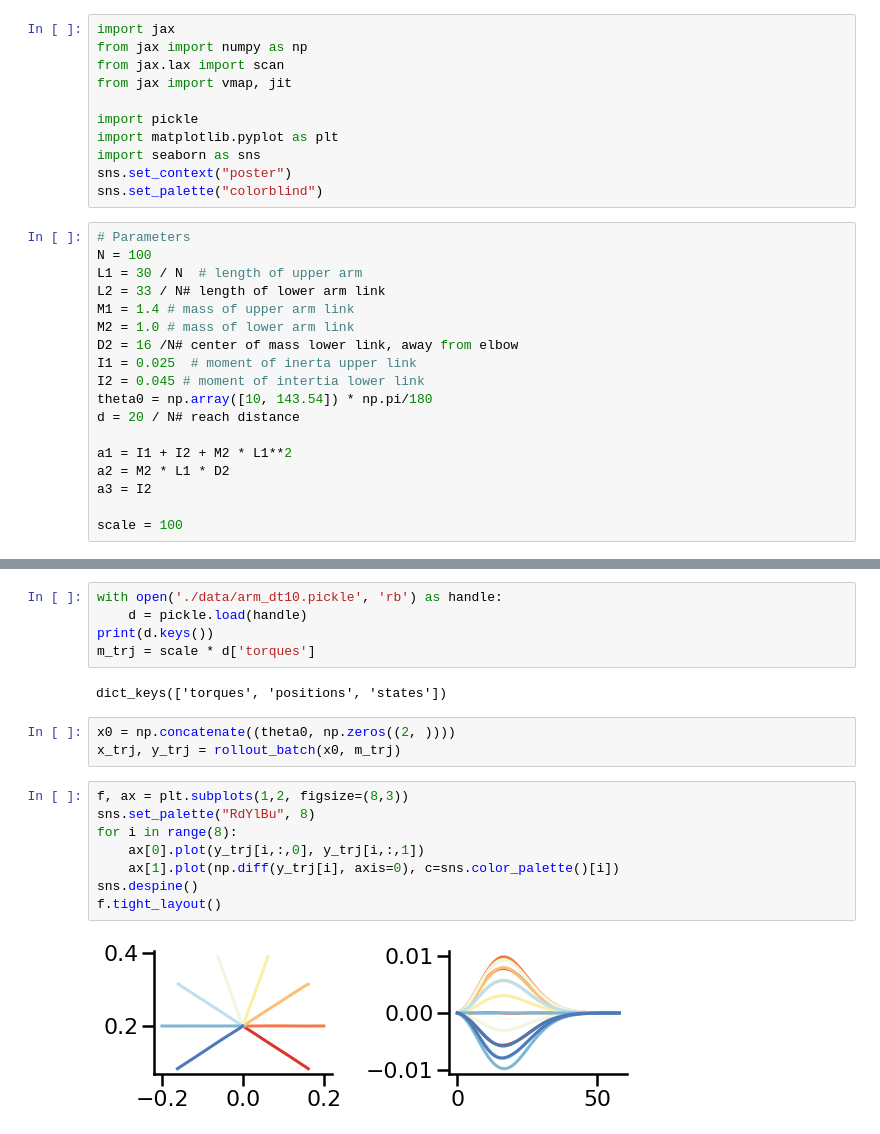
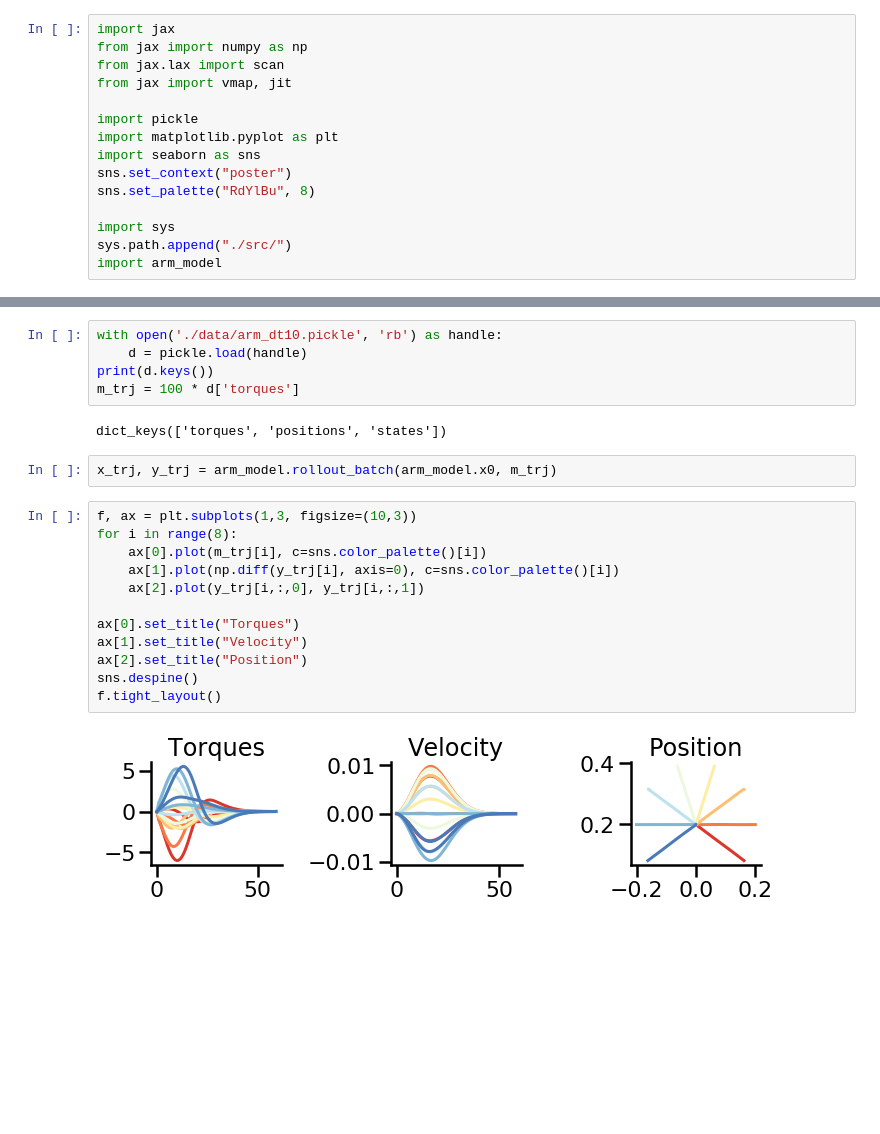
Before and after one commit to JoramKeijser/iLQR-jax, a Jupyter notebook: notebooks/arm.ipynb, the cells around one changed output, grey strips where cells are left out. Cells and saved outputs as stored; diff of their text form; blank space fills up the shorter version.

Commit message:
Creates arm model

```diff
--- a/notebooks/arm.ipynb
+++ b/notebooks/arm.ipynb
@@ -10,22 +10,8 @@ import pickle
 import matplotlib.pyplot as plt
 import seaborn as sns
 sns.set_context("poster")
-sns.set_palette("colorblind")
+sns.set_palette("RdYlBu", 8)
+
+import sys
+sys.path.append("./src/")
+import arm_model
-# %%
-# Parameters
-N = 100
-L1 = 30 / N  # length of upper arm
-L2 = 33 / N# length of lower arm link
-M1 = 1.4 # mass of upper arm link
-M2 = 1.0 # mass of lower arm link
-D2 = 16 /N# center of mass lower link, away from elbow
-I1 = 0.025  # moment of inerta upper link
-I2 = 0.045 # moment of intertia lower link
-theta0 = np.array([10, 143.54]) * np.pi/180
-d = 20 / N# reach distance
-
-a1 = I1 + I2 + M2 * L1**2
-a2 = M2 * L1 * D2
-a3 = I2
-
-scale = 100
@@ -77,19 +19,22 @@ rollout_batch = jit(vmap(rollout, in_axes=(None, 0)))
 with open('./data/arm_dt10.pickle', 'rb') as handle:
     d = pickle.load(handle)
 print(d.keys())
-m_trj = scale * d['torques']
+m_trj = 100 * d['torques']
 # %% [output]
 dict_keys(['torques', 'positions', 'states'])
-# %%
-x0 = np.concatenate((theta0, np.zeros((2, ))))
-x_trj, y_trj = rollout_batch(x0, m_trj)
+# %%
+x_trj, y_trj = arm_model.rollout_batch(arm_model.x0, m_trj)
 # %%
-f, ax = plt.subplots(1,2, figsize=(8,3))
-sns.set_palette("RdYlBu", 8)
+f, ax = plt.subplots(1,3, figsize=(10,3))
 for i in range(8):
-    ax[0].plot(y_trj[i,:,0], y_trj[i,:,1])
+    ax[0].plot(m_trj[i], c=sns.color_palette()[i])
     ax[1].plot(np.diff(y_trj[i], axis=0), c=sns.color_palette()[i])
+    ax[2].plot(y_trj[i,:,0], y_trj[i,:,1])
+
+ax[0].set_title("Torques")
+ax[1].set_title("Velocity")
+ax[2].set_title("Position")
 sns.despine()
 f.tight_layout()
 # %% [output]
-[figure, old version]
+[figure, new version]
```
Also changed, not shown: parts of 1 cell of this notebook, 1 other file.
